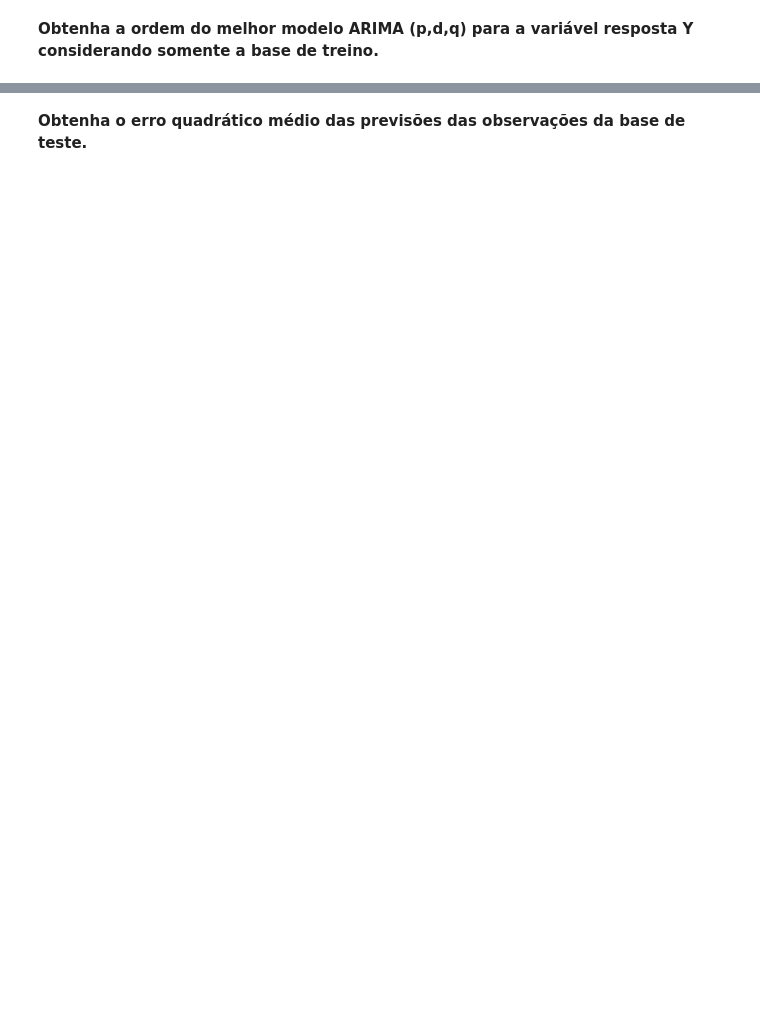
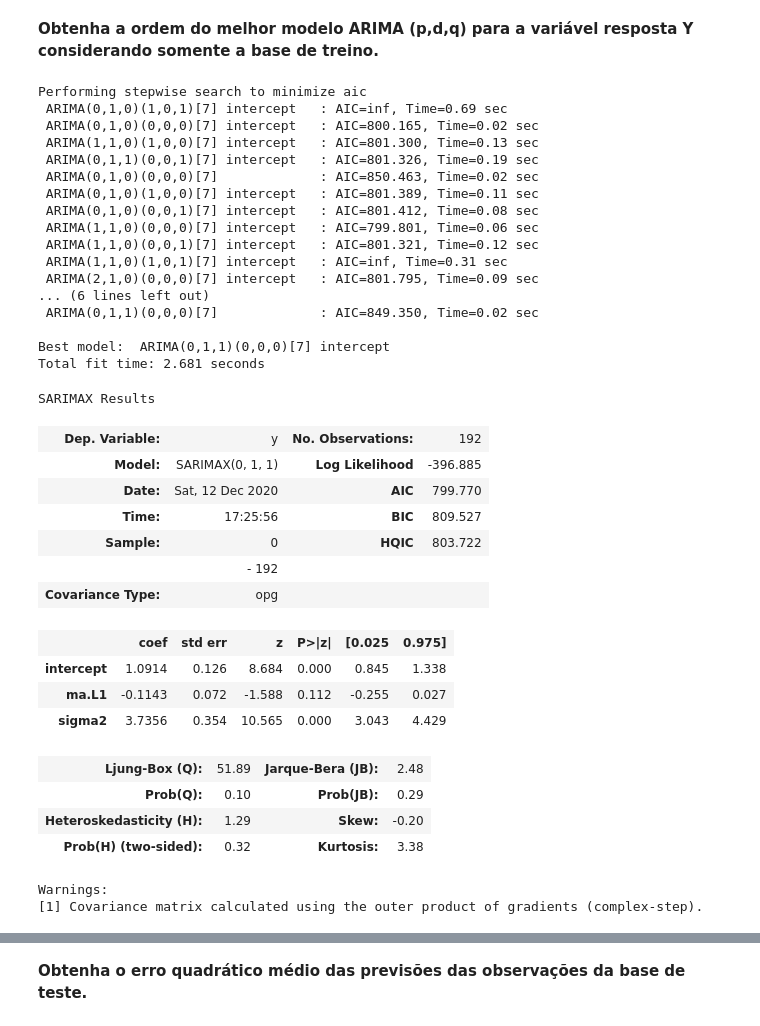
Before and after one commit to guilourenzo/mba-usp, a Jupyter notebook: PROVA FINAL/Avaliação Final/Av Final ECD e AD - Comandos disponibilizados.ipynb, the cells around one changed output, grey strips where cells are left out. Drawn from its saved outputs; the diff is of its cells as text; code cells hidden in the pictures; blank space fills up the shorter version.

```diff
--- a/PROVA FINAL/Avaliação Final/Av Final ECD e AD - Comandos disponibilizados.ipynb
+++ b/PROVA FINAL/Avaliação Final/Av Final ECD e AD - Comandos disponibilizados.ipynb
@@ -114,2 +243,48 @@ dados_teste = dados.iloc[round((len(dados) * 0.8)):]
 # %% [markdown]
 **Obtenha a ordem do melhor modelo ARIMA (p,d,q) para a variável resposta Y considerando somente a base de treino.**
+# %%
+stepwise_fit = auto_arima(dados_treino['Y'], start_p=0, start_q=0,
+                          max_p=6, max_q=3, m=7,
+                          seasonal=True,
+                          trace=True,
+                          error_action='ignore',
+                          suppress_warnings=True,
+                          stepwise=True)
+
+stepwise_fit.summary()
+# %% [output]
+Performing stepwise search to minimize aic
+ ARIMA(0,1,0)(1,0,1)[7] intercept   : AIC=inf, Time=0.69 sec
+ ARIMA(0,1,0)(0,0,0)[7] intercept   : AIC=800.165, Time=0.02 sec
+ ARIMA(1,1,0)(1,0,0)[7] intercept   : AIC=801.300, Time=0.13 sec
+ ARIMA(0,1,1)(0,0,1)[7] intercept   : AIC=801.326, Time=0.19 sec
+ ARIMA(0,1,0)(0,0,0)[7]             : AIC=850.463, Time=0.02 sec
+ ARIMA(0,1,0)(1,0,0)[7] intercept   : AIC=801.389, Time=0.11 sec
+ ARIMA(0,1,0)(0,0,1)[7] intercept   : AIC=801.412, Time=0.08 sec
+ ARIMA(1,1,0)(0,0,0)[7] intercept   : AIC=799.801, Time=0.06 sec
+ ARIMA(1,1,0)(0,0,1)[7] intercept   : AIC=801.321, Time=0.12 sec
+ ARIMA(1,1,0)(1,0,1)[7] intercept   : AIC=inf, Time=0.31 sec
+ ARIMA(2,1,0)(0,0,0)[7] intercept   : AIC=801.795, Time=0.09 sec
+... (6 lines left out)
+ ARIMA(0,1,1)(0,0,0)[7]             : AIC=849.350, Time=0.02 sec
+
+Best model:  ARIMA(0,1,1)(0,0,0)[7] intercept
+Total fit time: 2.681 seconds
+SARIMAX Results
+| Dep. Variable: | y | No. Observations: | 192 |
+| Model: | SARIMAX(0, 1, 1) | Log Likelihood | -396.885 |
+| Date: | Sat, 12 Dec 2020 | AIC | 799.770 |
+| Time: | 17:25:56 | BIC | 809.527 |
+| Sample: | 0 | HQIC | 803.722 |
+|  | - 192 |  |  |
+| Covariance Type: | opg |  |  |
+|  | coef | std err | z | P>|z| | [0.025 | 0.975] |
+| intercept | 1.0914 | 0.126 | 8.684 | 0.000 | 0.845 | 1.338 |
+| ma.L1 | -0.1143 | 0.072 | -1.588 | 0.112 | -0.255 | 0.027 |
+| sigma2 | 3.7356 | 0.354 | 10.565 | 0.000 | 3.043 | 4.429 |
+| Ljung-Box (Q): | 51.89 | Jarque-Bera (JB): | 2.48 |
+| Prob(Q): | 0.10 | Prob(JB): | 0.29 |
+| Heteroskedasticity (H): | 1.29 | Skew: | -0.20 |
+| Prob(H) (two-sided): | 0.32 | Kurtosis: | 3.38 |
+Warnings:
+[1] Covariance matrix calculated using the outer product of gradients (complex-step).
```
Also changed, not shown: parts of 19 cells of this notebook, 9 other files.
